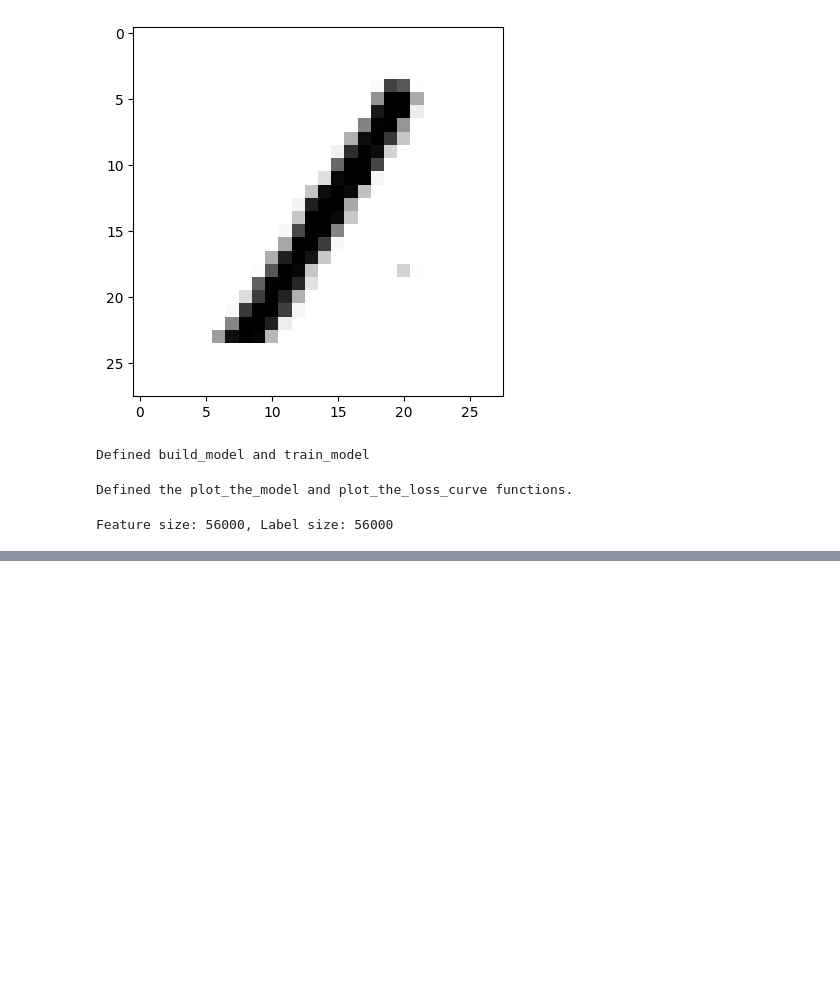
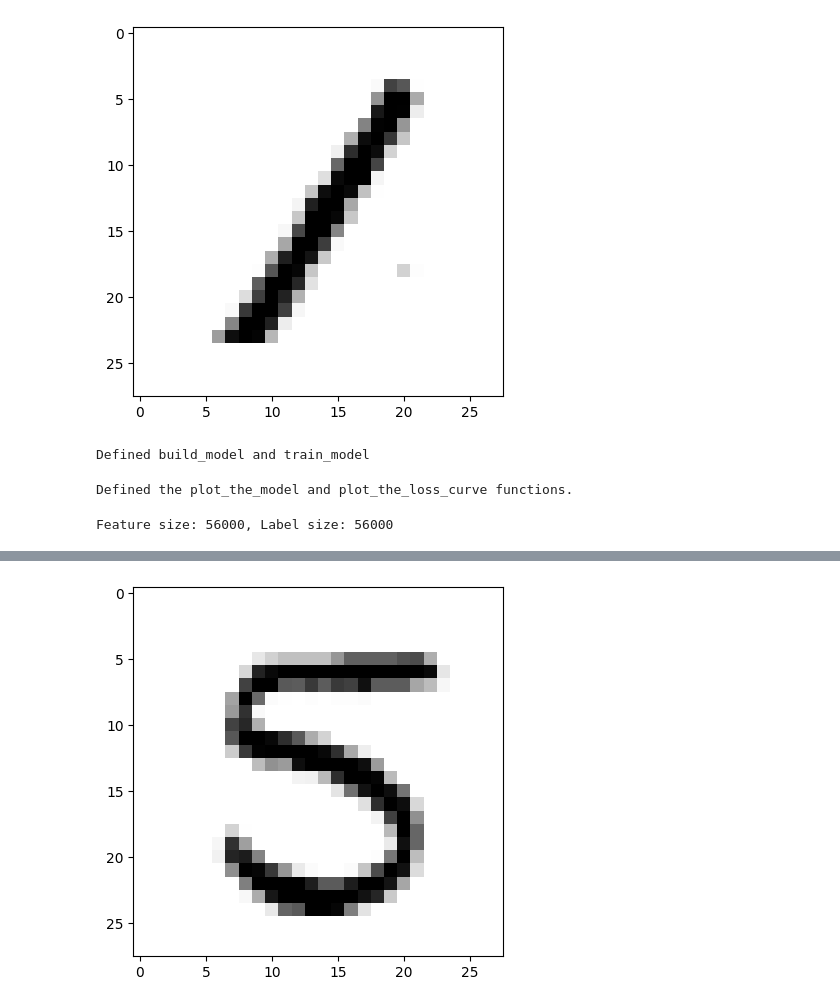
Before and after one commit to Kyaputan/Lab3-Machine-Learning, a Jupyter notebook: Linear_Model/ex01/mnist-original.ipynb, the cells around one changed output, grey strips where cells are left out. Drawn from its saved outputs; the diff is of its cells as text; code cells hidden in the pictures; blank space fills up the shorter version.

Commit message:
added predicttion

```diff
--- a/Linear_Model/ex01/mnist-original.ipynb
+++ b/Linear_Model/ex01/mnist-original.ipynb
@@ -180,0 +181,13 @@ weighted avg     0.9746    0.9746    0.9746     14000
+# %%
+number = X[35055]
+number_image = number.reshape(28, 28)
+plt.imshow(number_image, cmap=plt.cm.binary, interpolation="nearest")
+plt.show()
+
+# Predict the label for this number
+number = number.astype('float32') / 255.0
+number = number.reshape(1, 784)  # Reshape to match the input shape of the model
+prediction = my_model.predict(number).argmax(axis=1)
+print(f"Predicted label: {prediction[0]}")
+# %% [output]
+[figure, added]
```
Also changed, not shown: parts of 4 cells of this notebook, 1 other file.
